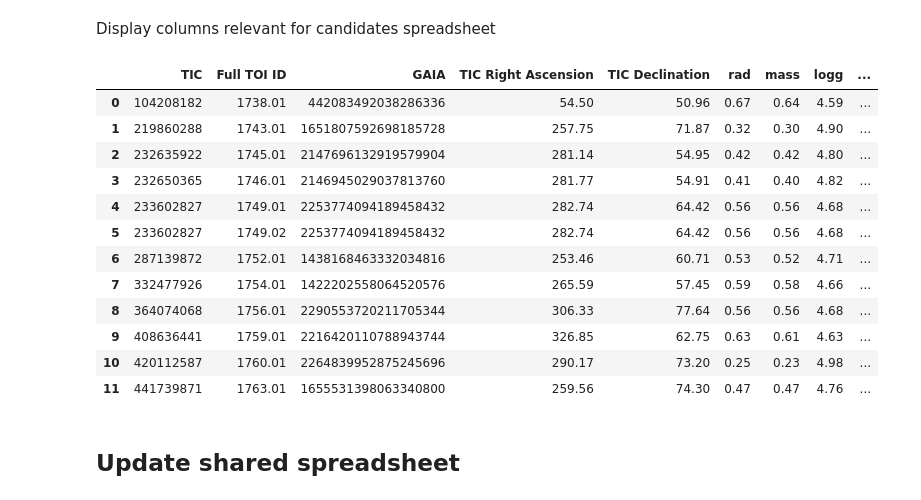
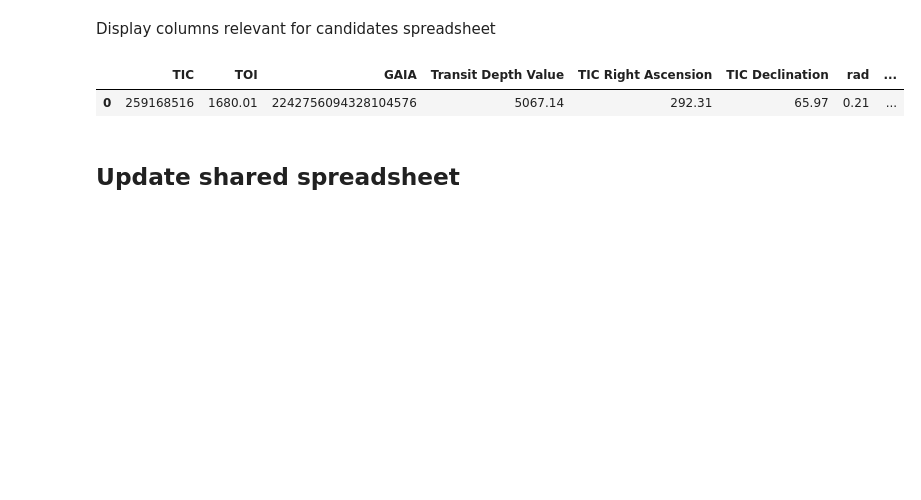
Before and after one commit to matiscke/TESSalerts, a Jupyter notebook: TESSalerts.ipynb, the cells around one changed output. Cells and saved outputs as stored; diff of their text form; code cells hidden in the pictures; blank space fills up the shorter version.

```diff
--- a/TESSalerts.ipynb
+++ b/TESSalerts.ipynb
@@ -31,7 +31,7 @@ The autoreload extension is already loaded. To reload it, use:
 Define observational constraints, the Calar Alto Observatory, a maximum effective temperature.
 # %%
 alertsFile = 'data/csv-file-toi-catalog.csv'    # path to the alerts file
-lastUpdate = '2020-02-23'                 # include only alerts added after this date
+lastUpdate = '2020-01-30'                 # include only alerts added after this date
 earliestObs = str(np.datetime64('today')) # earliest time we are interested in for observations
 latestObs = '2020-09-30 12:00'            # latest time we are interested in for observations
 minAltitude = 30                          # minimum elevation for visibility [deg]
@@ -105,23 +107,12 @@ observableMdwarfs
 # %% [markdown]
 Display columns relevant for candidates spreadsheet
 # %%
-to_spreadsheet = observableMdwarfs[['TIC', 'Full TOI ID', 'GAIA', 'TIC Right Ascension', 'TIC Declination', 'rad', 'mass', 'logg', 'Teff', 'gmag', 'Jmag', 'Hmag', 'Kmag']]
+to_spreadsheet = observableMdwarfs[['TIC', 'TOI', 'GAIA', 'Transit Depth Value', 'TIC Right Ascension', 'TIC Declination', 'rad', 'mass','Teff', 'logg', 'Orbital Period Value', 'Transit Duration Value','gmag', 'Jmag', 'Hmag', 'Kmag']]
 to_spreadsheet.to_excel('data/newCandidates.xls', float_format="%.20f")
-to_spreadsheet
+to_spreadsheet.head(1)
 # %% [output]
-|  | TIC | Full TOI ID | GAIA | TIC Right Ascension | TIC Declination | rad | mass | logg | ... |
-| 0 | 104208182 | 1738.01 | 442083492038286336 | 54.50 | 50.96 | 0.67 | 0.64 | 4.59 | ... |
-| 1 | 219860288 | 1743.01 | 1651807592698185728 | 257.75 | 71.87 | 0.32 | 0.30 | 4.90 | ... |
-| 2 | 232635922 | 1745.01 | 2147696132919579904 | 281.14 | 54.95 | 0.42 | 0.42 | 4.80 | ... |
-| 3 | 232650365 | 1746.01 | 2146945029037813760 | 281.77 | 54.91 | 0.41 | 0.40 | 4.82 | ... |
-| 4 | 233602827 | 1749.01 | 2253774094189458432 | 282.74 | 64.42 | 0.56 | 0.56 | 4.68 | ... |
-| 5 | 233602827 | 1749.02 | 2253774094189458432 | 282.74 | 64.42 | 0.56 | 0.56 | 4.68 | ... |
-| 6 | 287139872 | 1752.01 | 1438168463332034816 | 253.46 | 60.71 | 0.53 | 0.52 | 4.71 | ... |
-| 7 | 332477926 | 1754.01 | 1422202558064520576 | 265.59 | 57.45 | 0.59 | 0.58 | 4.66 | ... |
-| 8 | 364074068 | 1756.01 | 2290553720211705344 | 306.33 | 77.64 | 0.56 | 0.56 | 4.68 | ... |
-| 9 | 408636441 | 1759.01 | 2216420110788943744 | 326.85 | 62.75 | 0.63 | 0.61 | 4.63 | ... |
-| 10 | 420112587 | 1760.01 | 2264839952875245696 | 290.17 | 73.20 | 0.25 | 0.23 | 4.98 | ... |
-| 11 | 441739871 | 1763.01 | 1655531398063340800 | 259.56 | 74.30 | 0.47 | 0.47 | 4.76 | ... |
+|  | TIC | TOI | GAIA | Transit Depth Value | TIC Right Ascension | TIC Declination | rad | ... |
+| 0 | 259168516 | 1680.01 | 2242756094328104576 | 5067.14 | 292.31 | 65.97 | 0.21 | ... |
 # %% [markdown]
 ## Update shared spreadsheet
 # %%
```
Also changed, not shown: parts of 8 cells of this notebook, 2 other files.
